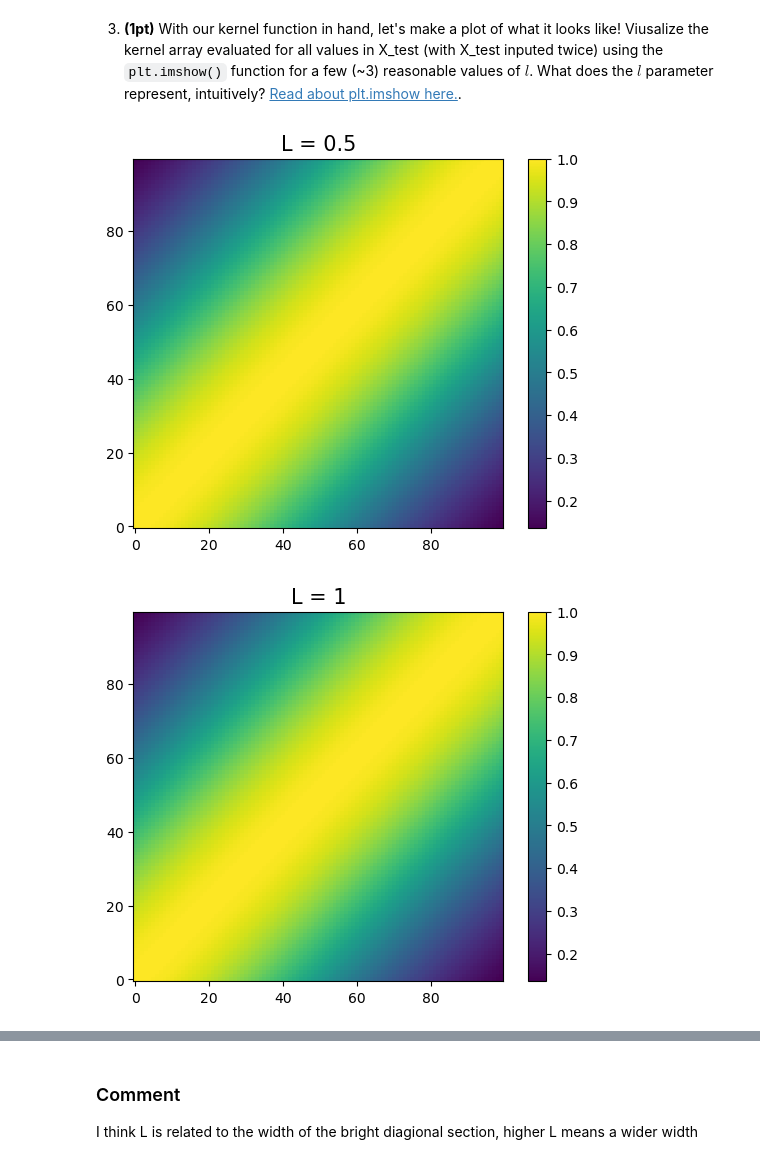
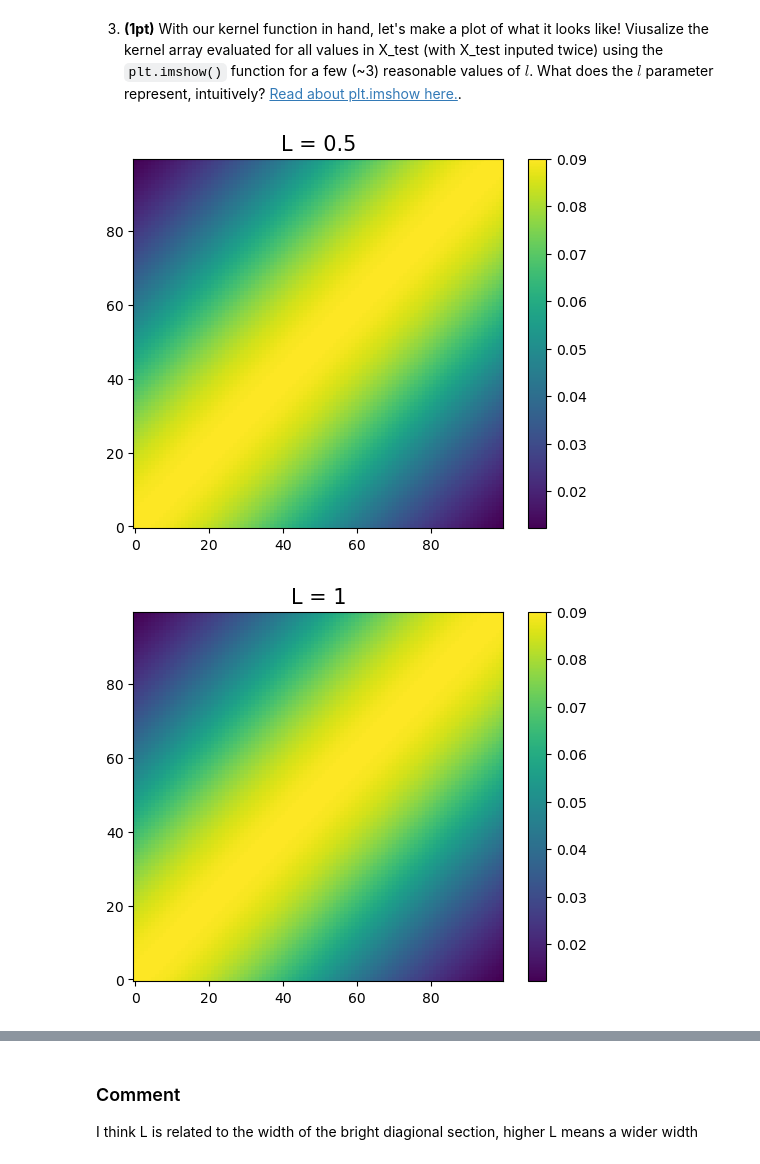
Before and after one commit to afinemax/machine_learning_2024, a Jupyter notebook: hw/ML4PhA_2024_Exercise_sheet_3.ipynb, the cells around one changed output, grey strips where cells are left out. Drawn from its saved outputs; the diff is of its cells as text; code cells hidden in the pictures.

```diff
--- a/hw/ML4PhA_2024_Exercise_sheet_3.ipynb
+++ b/hw/ML4PhA_2024_Exercise_sheet_3.ipynb
@@ -57,7 +57,7 @@ D = 1
 N_test = 100
 
 # reshape
-x_i_reshape = np.reshape(x_i, (N, D))
+x_i = np.reshape(x_i, (N, D))
 F = np.reshape(f_i, (N, D))
 # test
 print('original shape xi ', np.shape(x_i), 'new shape ', np.shape(x_i_reshape))
@@ -65,5 +65,5 @@ print('original shape fi ', np.shape(f_i), 'new shape ', np.shape(F))
 
 # define x_test
 X_test = np.linspace(-1, 1, N_test)
-X_test = np.reshape(x_true, (N_test, D))
+X_test = np.reshape(X_test, (N_test, D))
 # %% [output]
@@ -145,13 +145,13 @@ def Kernel(X1, X2, l, alpha):
 3. **(1pt)** With our kernel function in hand, let's make a plot of what it looks like! Viusalize the kernel array evaluated for all values in X_test (with X_test inputed twice) using the `plt.imshow()` function for a few (~3) reasonable values of $l$. What does the $l$ parameter represent, intuitively?  [Read about plt.imshow here.](https://matplotlib.org/stable/api/_as_gen/matplotlib.pyplot.imshow.html).
 # %%
 # Your code
-for l in [0.5, 1, 2]:
+for l in [0.5, 1, 10, 0.1]:
     test_kernal = Kernel(X_test, X_test, l=1, alpha=0.3)
     # what alpha!?!, I'm using the same as the starter code
     plt.imshow(test_kernal, origin='lower')
     plt.title('L = ' + str(l), fontsize=15)
     plt.colorbar()
     plt.show()
 # %% [output]
-[figure, old version]
+[figure, new version]
-[figure, old version]
+[figure, new version]
```
Also changed, not shown: parts of 18 cells of this notebook.
